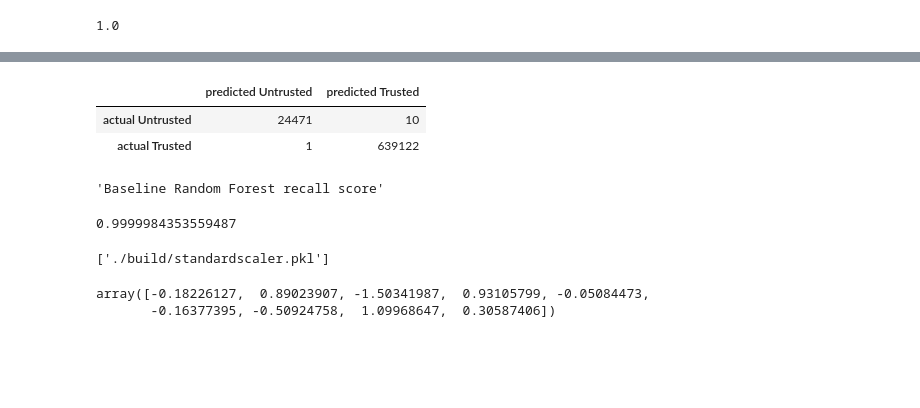
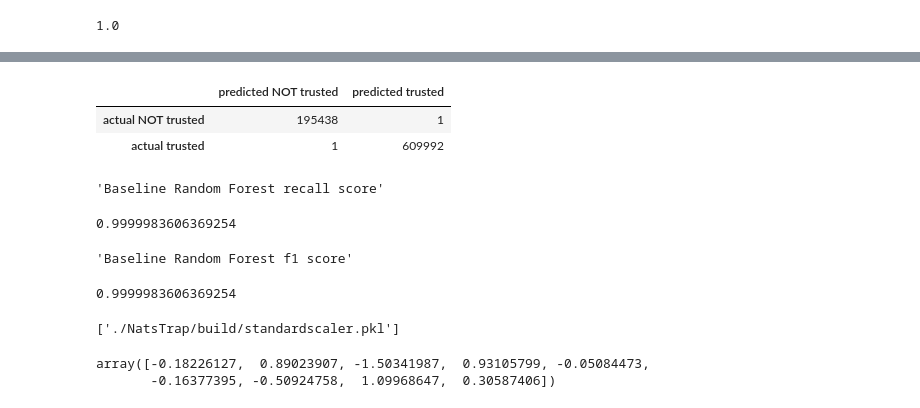
Before and after one commit to GeekaN2/nats-trap, a Jupyter notebook: Neyronka.ipynb, the cells around one changed output, grey strips where cells are left out. Cells and saved outputs as stored; diff of their text form; code cells hidden in the pictures; blank space fills up the shorter version.

```diff
--- a/Neyronka.ipynb
+++ b/Neyronka.ipynb
@@ -184,27 +185,30 @@ None
 # %%
 y_pred = rfc.predict(X_test_scaled)
-# %%
-from sklearn.metrics import confusion_matrix
-conf_matrix_baseline = pd.DataFrame(confusion_matrix(y_test, y_pred), index = ['actual Untrusted', 'actual Trusted'], columns = ['predicted Untrusted', 'predicted Trusted'])
-display(conf_matrix_baseline)
-display('Baseline Random Forest recall score', recall_score(y_test, y_pred))
-# %% [output]
-|  | predicted Untrusted | predicted Trusted |
-| actual Untrusted | 24471 | 10 |
-| actual Trusted | 1 | 639122 |
-'Baseline Random Forest recall score'
-0.9999984353559487
+# %%
+from sklearn.metrics import confusion_matrix
+conf_matrix_baseline = pd.DataFrame(confusion_matrix(y_test, y_pred), index = ['actual NOT trusted', 'actual trusted'], columns = ['predicted NOT trusted', 'predicted trusted'])
+display(conf_matrix_baseline)
+display('Baseline Random Forest recall score', recall_score(y_test, y_pred))
+display('Baseline Random Forest f1 score', f1_score(y_test, y_pred))
+# %% [output]
+|  | predicted NOT trusted | predicted trusted |
+| actual NOT trusted | 195438 | 1 |
+| actual trusted | 1 | 609992 |
+'Baseline Random Forest recall score'
+0.9999983606369254
+'Baseline Random Forest f1 score'
+0.9999983606369254
 # %%
-joblib.dump(rfc, './build/neural_network.pkl')
+joblib.dump(rfc, './NatsTrap/build/neural_network.pkl')
 
-joblib.dump(labelEncoderItemId, './build/labelEncoderItemId.pkl')
-joblib.dump(labelEncoderAuctionType, './build/labelEncoderAuctionType.pkl')
-joblib.dump(labelEncoderLocationId, './build/labelEncoderLocationId.pkl')
-joblib.dump(labelEncoderTrusted, './build/labelEncoderTrusted.pkl')
+joblib.dump(labelEncoderItemId, './NatsTrap/build/labelEncoderItemId.pkl')
+joblib.dump(labelEncoderAuctionType, './NatsTrap/build/labelEncoderAuctionType.pkl')
+joblib.dump(labelEncoderLocationId, './NatsTrap/build/labelEncoderLocationId.pkl')
+joblib.dump(labelEncoderTrusted, './NatsTrap/build/labelEncoderTrusted.pkl')
 
-joblib.dump(ss, './build/standardscaler.pkl')
+joblib.dump(ss, './NatsTrap/build/standardscaler.pkl')
 # %% [output]
-['./build/standardscaler.pkl']
+['./NatsTrap/build/standardscaler.pkl']
 # %%
 # %% [output]
 array([-0.18226127,  0.89023907, -1.50341987,  0.93105799, -0.05084473,
```
Also changed, not shown: parts of 6 cells of this notebook, 12 other files.
